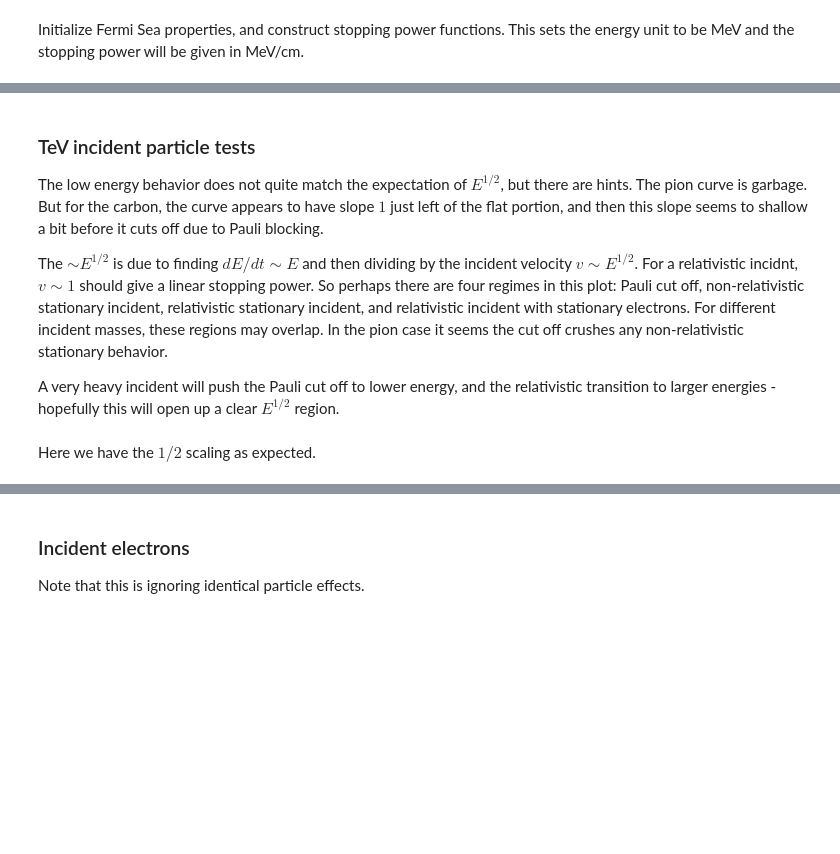
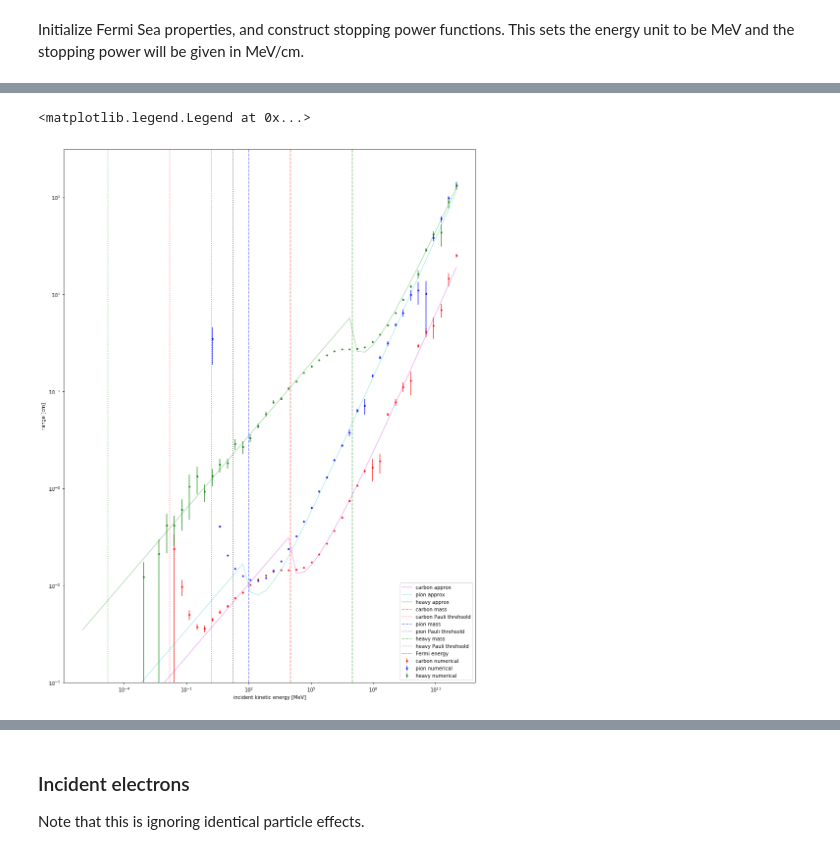
Before and after one commit to vijayoct27/Qballs, a Jupyter notebook: calc/coulomb-tests.ipynb, the cells around one changed output, grey strips where cells are left out. Cells and saved outputs as stored; diff of their text form; code cells hidden in the pictures; blank space fills up the shorter version.

```diff
--- a/calc/coulomb-tests.ipynb
+++ b/calc/coulomb-tests.ipynb
@@ -124,40 +129,56 @@ ax.legend(loc="best")
 # %%
 fig, ax = plt.subplots()
 
 # numerical results
-ax.errorbar(ke, ke/dedx_carbon, yerr=ke*dedx_carbon_error/(dedx_carbon**2), alpha=0.8,
-            marker='.', linestyle='', color='r', label='carbon numerical')
-ax.errorbar(ke, ke/dedx_pion, yerr=ke*dedx_pion_error/(dedx_pion**2), alpha=0.8,
-            marker='.', linestyle='', color='b', label='pion numerical')
+ax.errorbar(ke, ke/dedx_carbon,
+            yerr=ke*dedx_carbon_error/(dedx_carbon**2),
+            alpha=0.8, marker='.', linestyle='', color='r',
+            label='carbon numerical')
+ax.errorbar(ke, ke/dedx_pion,
+            yerr=ke*dedx_pion_error/(dedx_pion**2),
+            alpha=0.8, marker='.', linestyle='', color='b',
+            label='pion numerical')
+ax.errorbar(ke, ke/dedx_heavy,
+            yerr=ke*dedx_heavy_error/(dedx_heavy**2),
+            alpha=0.8, marker='.', linestyle='', color='g',
+            label='heavy numerical')
+
 # limiting approximations
-ax.plot(ke, ke/dedx_carbon_jackson_func(ke), alpha=0.3,
-        marker='', linestyle='-', color='m')
-ax.plot(ke, ke/dedx_carbon_riggins_func(ke), alpha=0.3,
+ax.plot(ke, ke/dedx_carbon_approx_func(ke), alpha=0.3,
         marker='', linestyle='-', color='m',
-        label='carbon limiting approx')
-ax.plot(ke, ke/dedx_pion_jackson_func(ke), alpha=0.3,
-        marker='', linestyle='-', color='c')
-ax.plot(ke, ke/dedx_pion_riggins_func(ke), alpha=0.3,
+        label='carbon approx')
+ax.plot(ke, ke/dedx_pion_approx_func(ke), alpha=0.3,
         marker='', linestyle='-', color='c',
-        label='pion limiting approx')
-# significant energy scales
-ax.axvline(M_carbon, linestyle='--', color='r', alpha=0.5, label="carbon mass")
-ax.axvline(momentum_threshold(wd.pfermi, M_carbon), linestyle=':', color='r', alpha=0.4, label="carbon threhsold")
-ax.axvline(M_pion, linestyle='--', color='b', alpha=0.5, label="pion mass")
-ax.axvline(momentum_threshold(wd.pfermi, M_pion), linestyle=':', color='b', alpha=0.4, label="pion threhsold")
-ax.axvline(wd.m, linestyle='--', color='k', alpha=0.5, label="electron mass")
-ax.axvline(wd.Efermi, linestyle=':', color='k', alpha=0.5, label="fermi energy")
+        label='pion approx')
+ax.plot(ke, ke/dedx_heavy_approx_func(ke), alpha=0.3,
+        marker='', linestyle='-', color='g',
+        label='heavy approx')
 
-ax.set_xlabel("incident ke [MeV]")
+# energy scales
+ax.axvline(M_carbon, linestyle='--', color='r', alpha=0.5,
+           label="carbon mass")
+ax.axvline(wd.kinetic_cutoff(M_carbon),
+           linestyle=':', color='r', alpha=0.4,
+           label="carbon Pauli threhsold")
+ax.axvline(M_pion, linestyle='--', color='b', alpha=0.5,
+           label="pion mass")
+ax.axvline(wd.kinetic_cutoff(M_pion),
+           linestyle=':', color='b', alpha=0.4,
+           label="pion Pauli threhsold")
+ax.axvline(M_heavy, linestyle='--', color='g', alpha=0.5,
+           label="heavy mass")
+ax.axvline(wd.kinetic_cutoff(M_heavy),
+           linestyle=':', color='g', alpha=0.4,
+           label="heavy Pauli threhsold")
+ax.axvline(wd.Efermi, linestyle=':', color='k', alpha=0.5,
+           label="Fermi energy")
+
+ax.set_xlabel("incident kinetic energy [MeV]")
 ax.set_ylabel("range [cm]")
 ax.set_xscale("log")
 ax.set_yscale("log")
+ax.set_ylim([10**-7, 10**4])
 ax.legend(loc="best")
+# %% [output]
+<matplotlib.legend.Legend at 0x...>
+[figure, added]
-# %% [markdown]
-### TeV incident particle tests
-
-The low energy behavior does not quite match the expectation of $E^{1/2}$, but there are hints.  The pion curve is garbage.  But for the carbon, the curve appears to have slope $1$ just left of the flat portion, and then this slope seems to shallow a bit before it cuts off due to Pauli blocking.
-
-The $\sim E^{1/2}$ is due to finding $dE/dt \sim E$ and then dividing by the incident velocity $v \sim E^{1/2}$. For a relativistic incidnt, $v\sim 1$ should give a linear stopping power. So perhaps there are four regimes in this plot: Pauli cut off, non-relativistic stationary incident, relativistic stationary incident, and relativistic incident with stationary electrons. For different incident masses, these regions may overlap.  In the pion case it seems the cut off crushes any non-relativistic stationary behavior.
-
-A very heavy incident will push the Pauli cut off to lower energy, and the relativistic transition to larger energies - hopefully this will open up a clear $E^{1/2}$ region.
@@ -210,2 +184,0 @@ ax.legend(loc="best")
-# %% [markdown]
-Here we have the $1/2$ scaling as expected.
```
Also changed, not shown: parts of 27 cells of this notebook, 1 other file.
